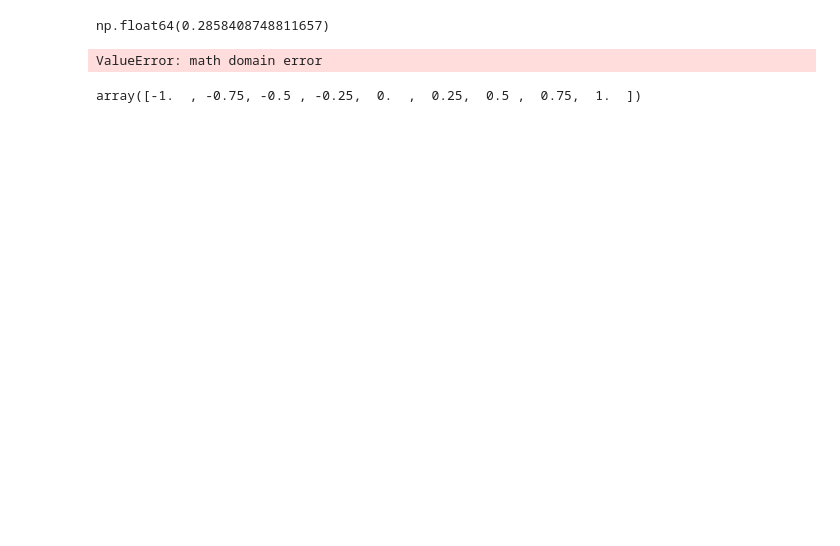
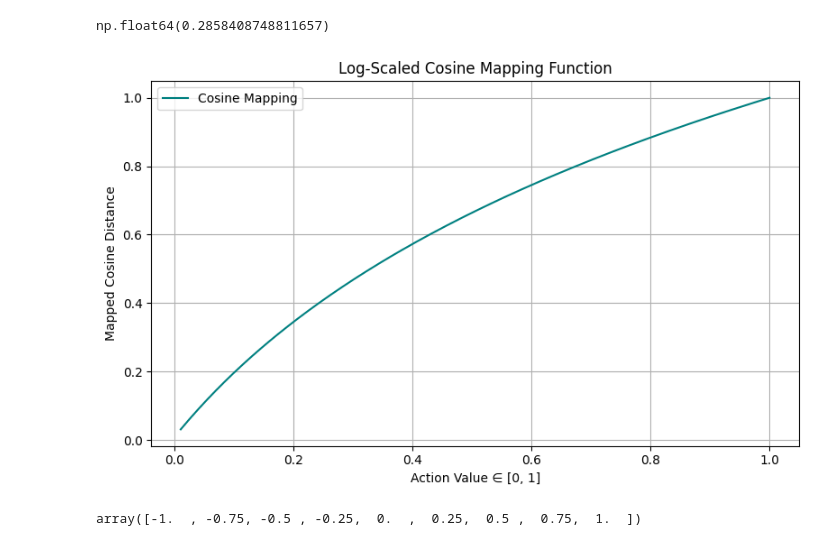
Before and after one commit to yangland/FedON, a Jupyter notebook: jupyter_notebooks/test.ipynb, the cells around one changed output. Drawn from its saved outputs; the diff is of its cells as text; code cells hidden in the pictures; blank space fills up the shorter version.

```diff
--- a/jupyter_notebooks/test.ipynb
+++ b/jupyter_notebooks/test.ipynb
@@ -15,9 +15,37 @@ def log2_map_from_tanh(norm_value, min_val, max_val):
     log_val = log_min + norm_01 * (log_max - log_min)
     return 2 ** log_val
 # %%
-log2_map_from_tanh(-1, 0, 20)
+import numpy as np
+import matplotlib.pyplot as plt
+import torch
+
+def cosine_mapping_from_0_to_1(action_val, max_val=1.0, log_base=4.0, start_at=0.01):
+    """
+    Maps action ∈ [0, 1] to cosine distance ∈ [start_at, max_val]
+    - action = 0 → start_at (very small constraint)
+    - action = 1 → max_val
+    - log-scaled growth
+    """
+    action = float(torch.clamp(torch.tensor(action_val), 0.0, 1.0))
+    scaled = np.log1p(action * (log_base - 1)) / np.log(log_base)  # ∈ [0, 1]
+    return start_at + (max_val - start_at) * scaled
+
+# Generate input values in [0, 1]
+x_vals = np.linspace(0.01, 1, 200)
+y_vals = [cosine_mapping_from_0_to_1(x) for x in x_vals]
+
+# Plot
+plt.figure(figsize=(8, 5))
+plt.plot(x_vals, y_vals, label='Cosine Mapping', color='teal')
+plt.xlabel("Action Value ∈ [0, 1]")
+plt.ylabel("Mapped Cosine Distance")
+plt.title("Log-Scaled Cosine Mapping Function")
+plt.grid(True)
+plt.legend()
+plt.tight_layout()
+plt.show()
 # %% [output]
-ValueError: math domain error
+[figure, added]
 # %%
 N=9
 action_space = [
```
Also changed, not shown: 10 other files.
